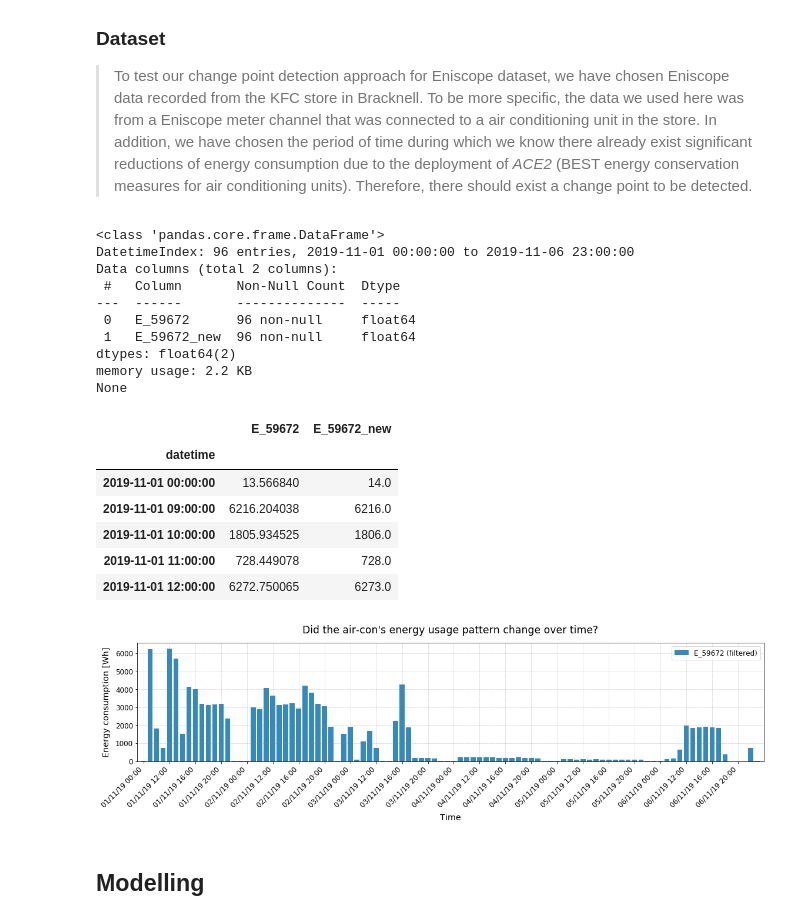
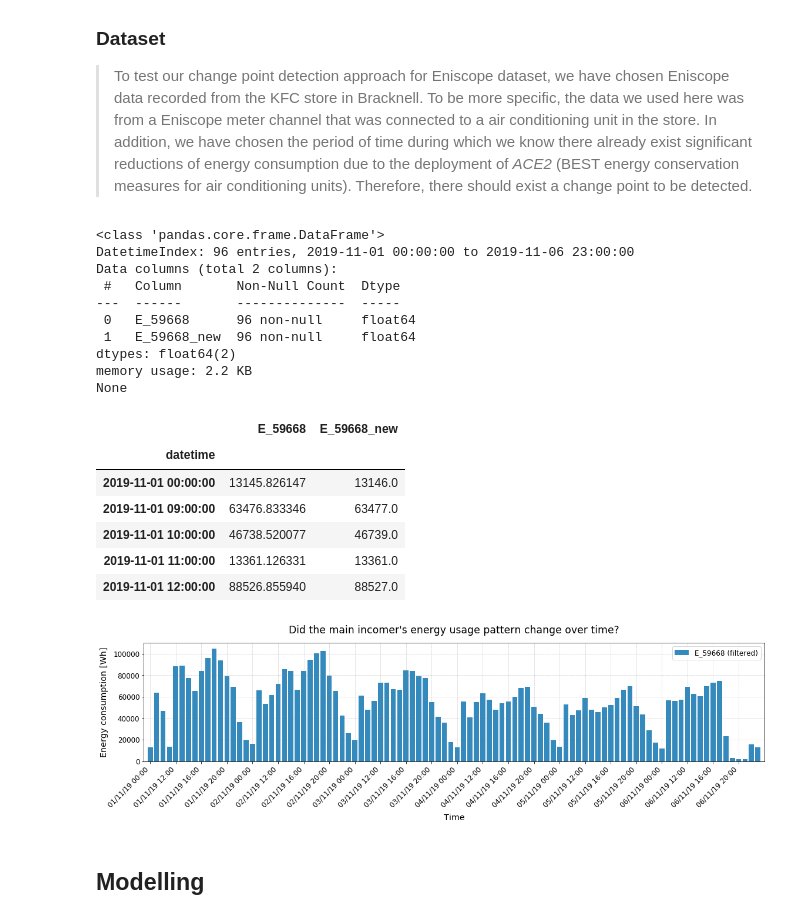
Before and after one commit to zeliangwang/change-point-detection, a Jupyter notebook: change_detection_kfc.ipynb, the cells around one changed output. Cells and saved outputs as stored; diff of their text form; code cells hidden in the pictures.

```diff
--- a/change_detection_kfc.ipynb
+++ b/change_detection_kfc.ipynb
@@ -30,45 +30,71 @@ plt.rcParams.update(fig_params)
 # %%
 fname = 'data-stargazypie-20191001-20200430-17227.pkl'  # sample data from KFC in Bracknell
 [data_h, reg_data_h, reg_data_d] = pickle.load(open(os.path.join('data', fname), "rb"))
 
 # Select data from a specific channel - 'Air Con Rest (dcid: 59672)'
 # d1 = '20191028'
 # d2 = '20191110'
 d1 = '20191101'
 d2 = '20191106'
-col_sel = 'E_59672'  # air cond rest
-# col_sel = 'E_59673'  # air cond kitchen
-# col_sel = 'E_59668'  # main incomer
+# col_sel = 'E_59672'  # air cond rest
+# store_name = 'KFC Bracknell'
+# dv_name = 'air-con'
+
+col_sel = 'E_59668'  # main incomer
+store_name = 'KFC Bracknell'
+dv_name = 'main incomer'
+
+##################################################################
+
+# fname = 'data-stargazypie-20191001-20200430-17268.pkl'  # KFC Argyle Road Glasgow
+# [data_h, reg_data_h, reg_data_d] = pickle.load(open(os.path.join('data', fname), "rb"))
+
+# # Select data from a specific channel - 'Air Con Rest (dcid: 59672)'
+
+# d1 = '20191104'
+# d2 = '20191109'
+
+# # col_sel = 'E_60301'  # main incomer
+# # store_name = 'KFC Argyle Rd Glasgow'
+# # dv_name = 'main incomer'
+
+# # col_sel = 'E_59967'  # main incomer
+# col_sel = 'E_59968'  # extract fan
+# store_name = 'KFC Brighton'
+# # dv_name = 'main incomer'
+# dv_name = 'extract fan'
+###################################################################
+
 data_sel = data_h[['datetime', col_sel]].set_index('datetime')[d1:d2]
 
 # Create a new column for rounded data in order to fit Poisson distribution
 data_sel[f'{col_sel}_new'] = data_sel[col_sel].apply(lambda x: 0 if x < 0 else x)  # force negative vals to zeros
 data_sel[f'{col_sel}_new'] = data_sel[f'{col_sel}_new'].round()  # round energy vals to integer
 
 # Filter out non-working hours
 to_remove = [1,2,3,4,5,6,7,8]  # hours to be filtered
 working_hours = [h for h in np.arange(24) if h not in to_remove]
 data_sel_working = data_sel[data_sel.index.hour.isin(working_hours)]
 print(data_sel_working.info())
 data_sel_working.head()
 # %% [output]
 <class 'pandas.core.frame.DataFrame'>
 DatetimeIndex: 96 entries, 2019-11-01 00:00:00 to 2019-11-06 23:00:00
 Data columns (total 2 columns):
  #   Column       Non-Null Count  Dtype
 ---  ------       --------------  -----
- 0   E_59672      96 non-null     float64
- 1   E_59672_new  96 non-null     float64
+ 0   E_59668      96 non-null     float64
+ 1   E_59668_new  96 non-null     float64
 dtypes: float64(2)
 memory usage: 2.2 KB
 None
-|  | E_59672 | E_59672_new |
+|  | E_59668 | E_59668_new |
 | datetime |  |  |
-| 2019-11-01 00:00:00 | 13.566840 | 14.0 |
-| 2019-11-01 09:00:00 | 6216.204038 | 6216.0 |
-| 2019-11-01 10:00:00 | 1805.934525 | 1806.0 |
-| 2019-11-01 11:00:00 | 728.449078 | 728.0 |
-| 2019-11-01 12:00:00 | 6272.750065 | 6273.0 |
+| 2019-11-01 00:00:00 | 13145.826147 | 13146.0 |
+| 2019-11-01 09:00:00 | 63476.833346 | 63477.0 |
+| 2019-11-01 10:00:00 | 46738.520077 | 46739.0 |
+| 2019-11-01 11:00:00 | 13361.126331 | 13361.0 |
+| 2019-11-01 12:00:00 | 88526.855940 | 88527.0 |
 # %%
 count_data = data_sel_working[f'{col_sel}_new'].values
 n_count_data = len(count_data)
@@ -79,7 +105,7 @@ fig, ax = plt.subplots(figsize=(16, 5))
 
 # ax.bar(np.arange(n_count_data), count_data, color="#348ABD", label='Energy')
 ax.bar(data_sel_working.index.strftime('%d/%m/%y %H:%M').tolist(), count_data, color="#348ABD", label=f'{col_sel} (filtered)')
-ax.set_title("Did the air-con's energy usage pattern change over time?", y=1.05)
+ax.set_title(f"Did the {dv_name}'s energy usage pattern change over time?", y=1.05)
 ax.set_xlabel("Time", labelpad=8)
 ax.set_ylabel("Energy consumption [Wh]", labelpad=8)
 ax.set_xlim(-1, n_count_data)
@@ -97,7 +123,7 @@ plt.tight_layout()
 plt.savefig(f'./plots/observed-eniscope-data-{col_sel}.svg', bbox_inches='tight')
 plt.show()
 # %% [output]
-[figure, old version]
+[figure, new version]
 # %% [markdown]
 ## Modelling
 # %%
```
Also changed, not shown: parts of 2 cells of this notebook, 16 other files.
